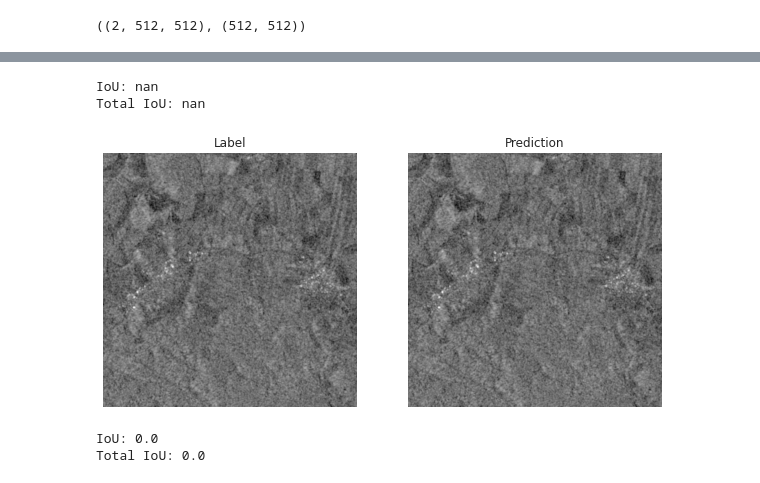
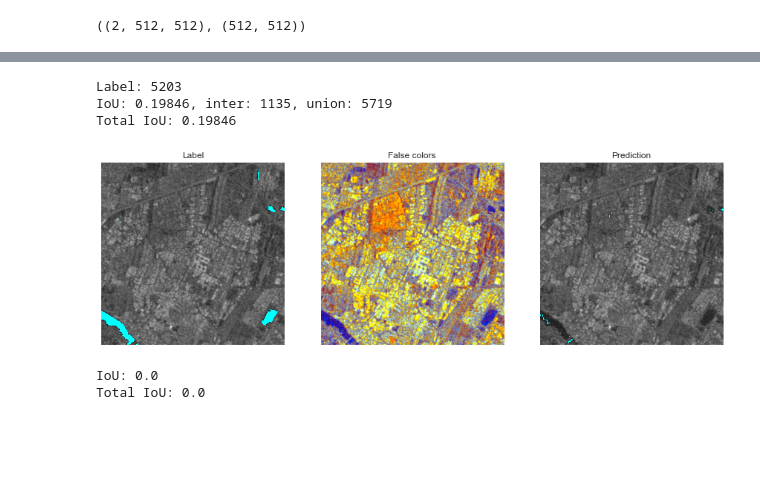
Before and after one commit to MIchaelKa/detect-flood-water, a Jupyter notebook: detect-flood-water-train.ipynb, the cells around one changed output, grey strips where cells are left out. Saved outputs shown, nothing was run; the diff lists cells and outputs as text; code cells hidden in the pictures; blank space fills up the shorter version.

Commit message:
[local] Enhance showing predictions

```diff
--- a/detect-flood-water-train.ipynb
+++ b/detect-flood-water-train.ipynb
@@ -924,6 +815,10 @@ os.listdir('pth')
+# %%
+model = get_model().to(device)
 # %%
-model_path = 'pth/unet_timm-efficientnet-b0_v0_389.pth'
-model.load_state_dict(torch.load(model_path))
+model_path = 'pth/unet_timm-efficientnet-b0_v2_389.pth'
+# model.load_state_dict(torch.load(model_path))
+model.load_state_dict(torch.load(model_path, map_location='cpu'))
+
 model = model.eval()
 # model = model.train()
 # %%
@@ -955,34 +884,41 @@ def get_prediction(model, chip, label):
     output = model(chip)
     pred = compute_prediction(output).squeeze()
 
-    iou = meter.update(pred, label)
-    print(f'IoU: {iou} \nTotal IoU: {meter.compute_score()}')
+    iou, inter, union = meter.update(pred, label)
+    print(f'IoU: {iou:.5f}, inter: {inter}, union: {union}')
+    print(f'Total IoU: {meter.compute_score():.5f}')
 
     return pred
 # %%
 def get_and_show_predictions(index, model, valid_dataset):
     valid_sample = valid_dataset[index]
 
-    chip = valid_sample['chip']
-    # mask = valid_sample['mask']
+    chip_id = valid_sample['chip_id']
+    chip_to_show = get_chip_by_id(chip_id, train_metadata)
+    print(f'Chip: {chip_id}')
 
     label = valid_sample['label']
     label_to_show = np.ma.masked_where((label == 0) | (label == 255), label)
 
+    label_sum = (1 - label_to_show.mask).sum()
+    print(f'Label: {label_sum}')
+
+    chip = valid_sample['chip']
     pred = get_prediction(model, chip, label).cpu()
     pred_to_show = np.ma.masked_where(pred == 0, pred)
 
-    show_predictions(chip, label_to_show, pred_to_show)
+    show_predictions(chip_to_show, chip, label_to_show, pred_to_show)
 # %%
 # np.array(meter.history).mean()
 # %%
-index = 4 # 4 19
+index = 1 # 4 19
 meter.reset()
 get_and_show_predictions(index, model, valid_dataset)
 # %% [output]
-IoU: nan
-Total IoU: nan
+Label: 5203
+IoU: 0.19846, inter: 1135, union: 5719
+Total IoU: 0.19846
-[figure, old version]
+[figure, new version]
 # %%
 index = 19
 meter.reset()
```
Also changed, not shown: parts of 68 cells of this notebook, 3 other files.
